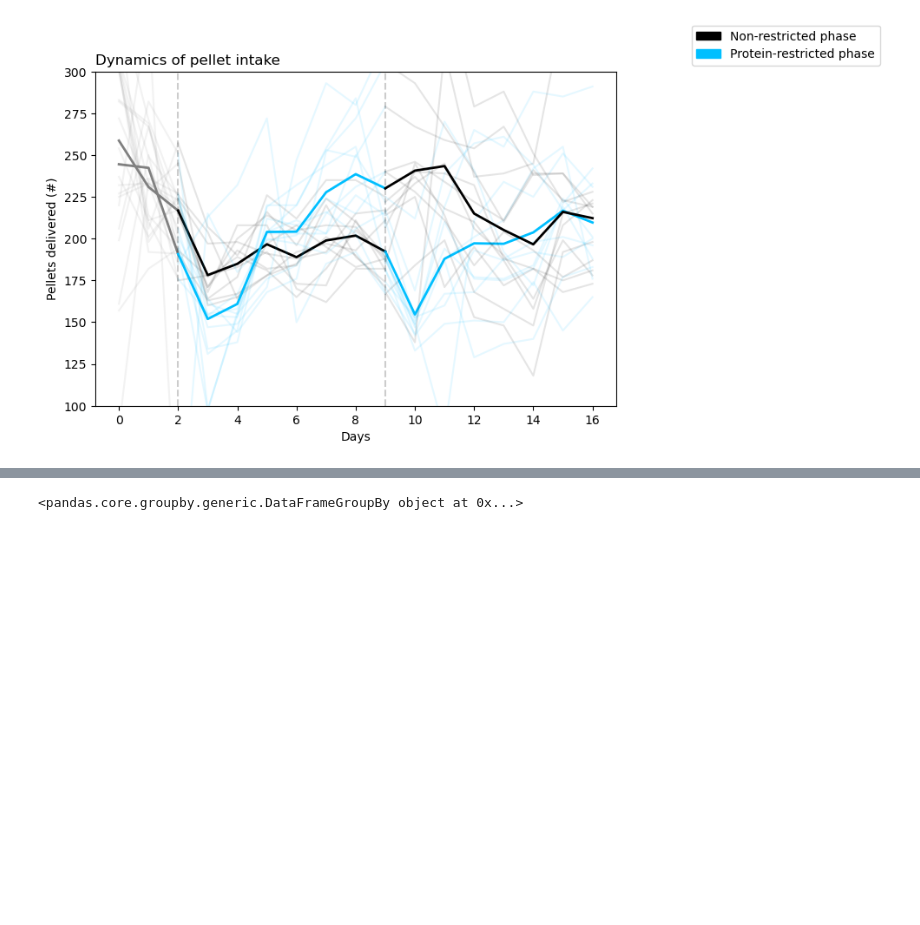
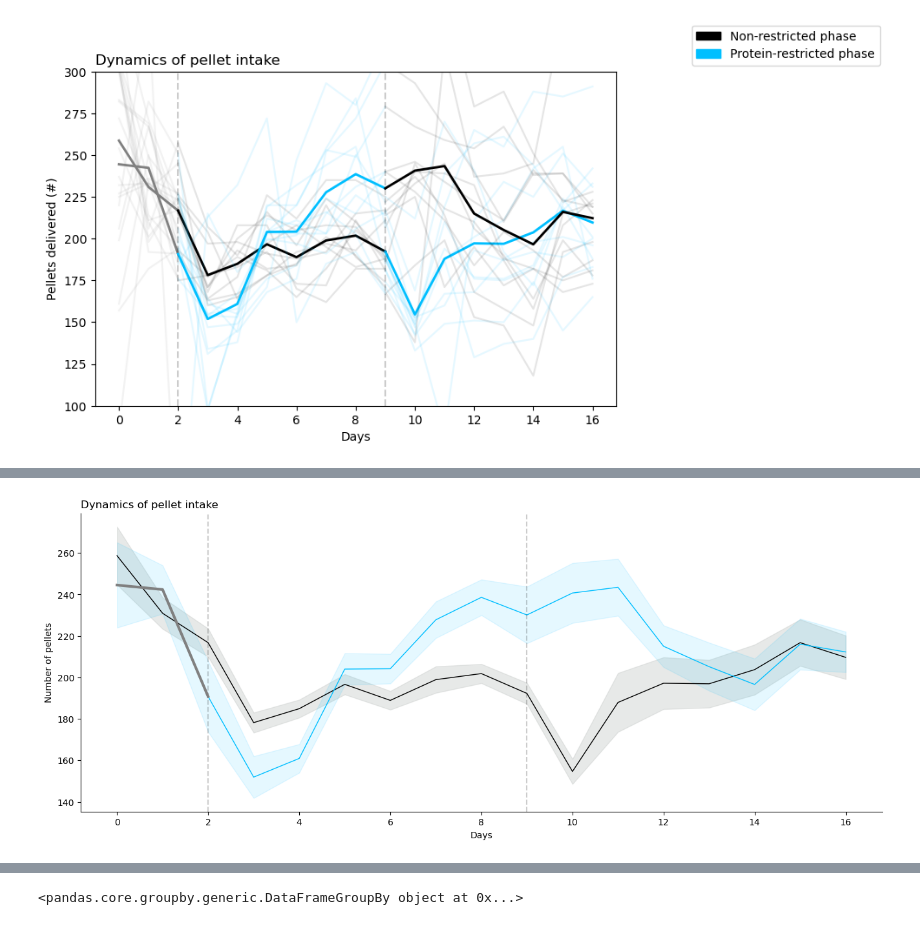
Before and after one commit to Htbibalan/FEDProtein, a Jupyter notebook: notebooks/food_symposium.ipynb, the cells around one changed output, grey strips where cells are left out. Drawn from its saved outputs; the diff is of its cells as text; code cells hidden in the pictures; blank space fills up the shorter version.

```diff
--- a/notebooks/food_symposium.ipynb
+++ b/notebooks/food_symposium.ipynb
@@ -202,0 +211,95 @@ ax.legend(handles=[NR_patch, PR_patch],
+# %%
+def timeline_fig(data, ax=[], ylabel="", **kwargs):
+    if ax == []:
+        f, ax = plt() #could check if ax is axis object
+
+    for trace in data:
+        ax.plot(trace, color="grey", alpha=0.3)
+    ax.plot(np.mean(data, axis=0), linewidth=2)
+
+    ax.set_ylabel(ylabel)
+    ax.axvline(2, linestyle="--", color="k")
+    ax.axvline(9, linestyle="--", color="k")
+
+    return ax
+
+def timeline_multicolor_fig(data, ax=[], ylabel="", colors=[], day_split=[2, 9], max_days=17, **kwargs):
+    if ax == []:
+        f, ax = plt.subplots() #could check if ax is axis object
+
+    colors_reversed = colors[-1:]
+    #plt.rcParams["font.size"] = 18
+
+    for group in data:
+        for trace in group:
+            trace = trace[:max_days]
+            ax.plot(range(0,3), trace[:3], color="grey", alpha=0.1)
+            ax.plot(range(2,10), trace[2:10], color=colors[0], alpha=0.1)
+            ax.plot(range(9,len(trace)), trace[9:], color=colors[1], alpha=0.1)
+
+        mean = np.mean(group, axis=0)[:max_days]
+        ax.plot(range(0,3), mean[:3], color="grey", linewidth=2)
+        ax.plot(range(2,10), mean[2:10], color=colors[0], linewidth=2)
+        ax.plot(range(9,len(mean)), mean[9:], color=colors[1], linewidth=2)
+
+        colors.reverse()
+
+    ax.set_ylabel(ylabel, fontsize= 10)
+    ax.axvline(2, linestyle="--", color="k", alpha=0.2)
+    ax.axvline(9, linestyle="--", color="k", alpha=0.2)
+
+
+
+
+    return ax
+
+
+####################################################
+nrpr_male_selector = {"order": 1, "sex": "M"}
+prnr_male_selector = {"order": 2, "sex": "M"}
+nrpr_female_selector = {"order": 1, "sex": "F"}
+prnr_female_selector = {"order": 2, "sex": "F"}
+
+nrpr_m = get_data_fields(mice, ["all_pellets_per_day"], nrpr_male_selector)
+prnr_m = get_data_fields(mice, ["all_pellets_per_day"], prnr_male_selector)
+nrpr_f = get_data_fields(mice, ["all_pellets_per_day"], nrpr_female_selector)
+prnr_f = get_data_fields(mice, ["all_pellets_per_day"], prnr_female_selector)
+
+
+#####################################################
+pooled_data_ctl = np.concatenate((nrpr_m, nrpr_f))
+pooled_data_exp = np.concatenate((prnr_m, prnr_f))
+timeline_multicolor_fig([pooled_data_ctl,pooled_data_exp], colors=["black", "deepskyblue"], ylabel="Number of pellets",ax=ax)
+
+
+
+#####################################################
+f, ax = plt.subplots(figsize=(16,6), ncols=1)
+                            # sharey=False,
+                            # gridspec_kw={"width_ratios":[0.7,0.3],
+                            #              "right":0.9,
+                            #             "wspace":0.4})
+
+tp.shadedError(ax,pooled_data_ctl, linecolor= "black")
+tp.shadedError(ax,pooled_data_exp, linecolor= "deepskyblue",errorcolor= "deepskyblue", alpha= 0.1, linewidth=1)
+
+ax.axvline(2, linestyle="--", color="k", alpha=0.2)
+ax.axvline(9, linestyle="--", color="k", alpha=0.2)
+ax.spines["top"].set_visible(False)
+ax.spines["right"].set_visible(False)
+
+ax.set_title("Dynamics of pellet intake", fontsize = 12, loc= "left")
+
+
+ax.set_ylabel("Number of pellets")
+ax.set_xlabel("Days")
+
+#adds highlight on the line plot for the first 3 days of training
+df= pd.DataFrame(pooled_data_exp)
+x=np.arange(0,3)
+y=df.iloc[:,0:3].mean(axis=0)
+ax.plot(x, y,
+         linewidth=3,
+         color="grey",
+         linestyle="-")
+# %% [output]
@@ -202,0 +311 @@ ax.legend(handles=[NR_patch, PR_patch],
+[figure, added]
```
Also changed, not shown: parts of 15 cells of this notebook.
